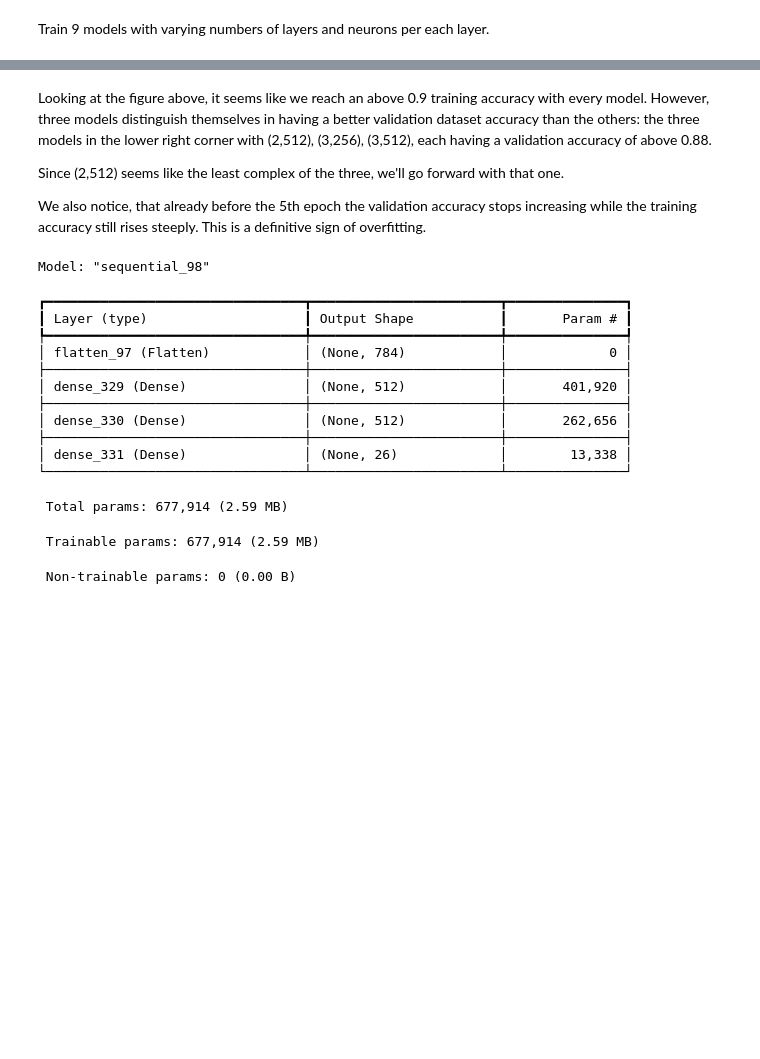
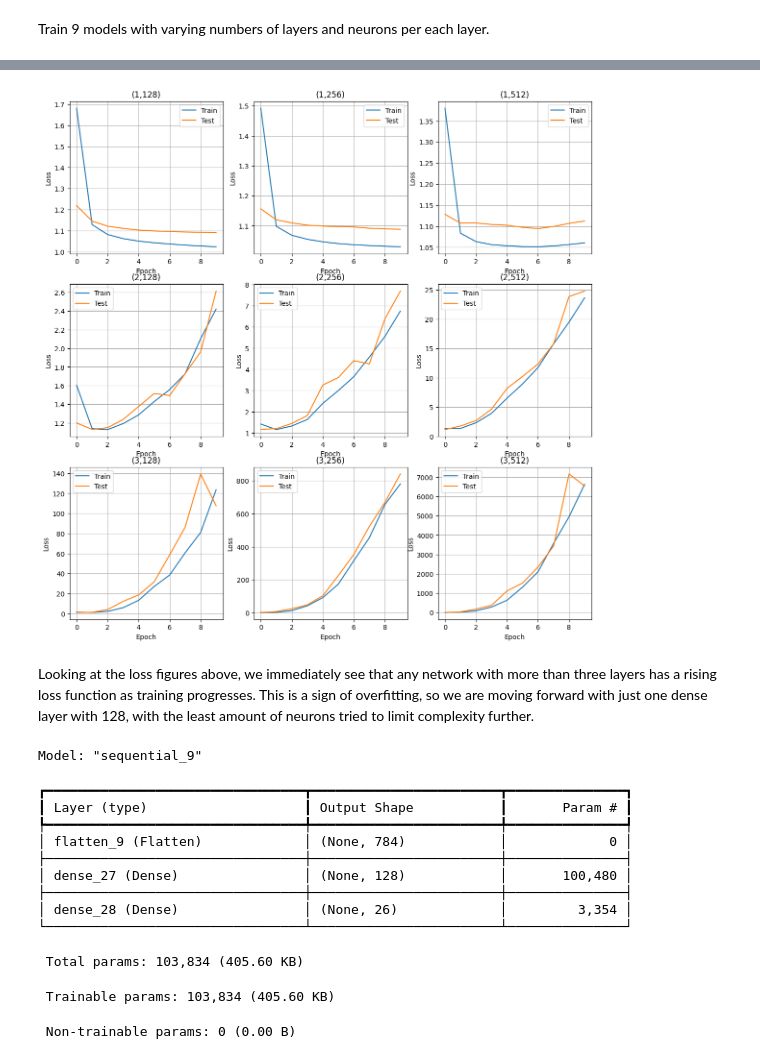
Before and after one commit to elmerheino/cnn-project, a Jupyter notebook: ML_Project_CNN_final.ipynb, the cells around one changed output, grey strips where cells are left out. Cells and saved outputs as stored; diff of their text form; code cells hidden in the pictures; blank space fills up the shorter version.

```diff
--- a/ML_Project_CNN_final.ipynb
+++ b/ML_Project_CNN_final.ipynb
@@ -186,16 +195,40 @@ fig.savefig("candidate_model_accuracies.pdf")
+# %%
+# Plot the training and validation accuracies
+fig, axes = plt.subplots(3,3)
+for hist, model_info in training_histories:
+    layers_count = model_info[0]
+    neurons = model_info[1]
+    columns = dict({
+        128  : 0,
+        128*2 : 1,
+        128*2*2 : 2
+    })
+
+    subplot = axes[layers_count-1][columns[neurons]]
+
+    subplot.plot(hist.history['loss'], label="Train")
+    subplot.plot(hist.history['val_loss'], label="Test")
+
+    subplot.set_title(f"({layers_count},{neurons})")
+    subplot.grid()
+
+    subplot.set_xlabel("Epoch")
+    subplot.set_ylabel("Loss")
+
+    subplot.legend()
+
+fig.set_size_inches(14, 14)
+fig.savefig("candidate_model_losses.pdf")
+# %% [output]
+[figure, added]
 # %% [markdown]
-Looking at the figure above, it seems like we reach an above 0.9 training accuracy with every model. However, three models distinguish themselves in having a better validation dataset accuracy than the others: the three models in the lower right corner with (2,512), (3,256), (3,512), each having a validation accuracy of above 0.88.
-
-Since (2,512) seems like the least complex of the three, we'll go forward with that one.
-
-We also notice, that already before the 5th epoch the validation accuracy stops increasing while the training accuracy still rises steeply. This is a definitive sign of overfitting.
+Looking at the loss figures above, we immediately see that any network with more than three layers has a rising loss function as training progresses. This is a sign of overfitting, so we are moving forward with just one dense layer with 128, with the least amount of neurons tried to limit complexity further.
 # %%
 # Define a new model with the selected architecture.
 model_l2_n512 = None
 model_l2_n512 = models.Sequential([
     layers.Flatten(input_shape=(28, 28, 1)),
-    layers.Dense(512, activation="relu"),
-    layers.Dense(512, activation="relu"),
+    layers.Dense(128, activation="relu"),
     layers.Dense(26, activation="softmax"),
 ])
 
@@ -207,20 +240,18 @@ model_l2_n512.compile(
 
 model_l2_n512.summary()
 # %% [output]
-Model: "sequential_98"
+Model: "sequential_9"
 ┏━━━━━━━━━━━━━━━━━━━━━━━━━━━━━━━━━┳━━━━━━━━━━━━━━━━━━━━━━━━┳━━━━━━━━━━━━━━━┓
 ┃ Layer (type)                    ┃ Output Shape           ┃       Param # ┃
 ┡━━━━━━━━━━━━━━━━━━━━━━━━━━━━━━━━━╇━━━━━━━━━━━━━━━━━━━━━━━━╇━━━━━━━━━━━━━━━┩
-│ flatten_97 (Flatten)            │ (None, 784)            │             0 │
+│ flatten_9 (Flatten)             │ (None, 784)            │             0 │
 ├─────────────────────────────────┼────────────────────────┼───────────────┤
-│ dense_329 (Dense)               │ (None, 512)            │       401,920 │
+│ dense_27 (Dense)                │ (None, 128)            │       100,480 │
 ├─────────────────────────────────┼────────────────────────┼───────────────┤
-│ dense_330 (Dense)               │ (None, 512)            │       262,656 │
-├─────────────────────────────────┼────────────────────────┼───────────────┤
-│ dense_331 (Dense)               │ (None, 26)             │        13,338 │
+│ dense_28 (Dense)                │ (None, 26)             │         3,354 │
 └─────────────────────────────────┴────────────────────────┴───────────────┘
- Total params: 677,914 (2.59 MB)
+ Total params: 103,834 (405.60 KB)
- Trainable params: 677,914 (2.59 MB)
+ Trainable params: 103,834 (405.60 KB)
  Non-trainable params: 0 (0.00 B)
 # %%
 # Next train the model with only 10 epochs since there are signs of overfitting with more epochs.
```
Also changed, not shown: parts of 20 cells of this notebook, 4 other files.
